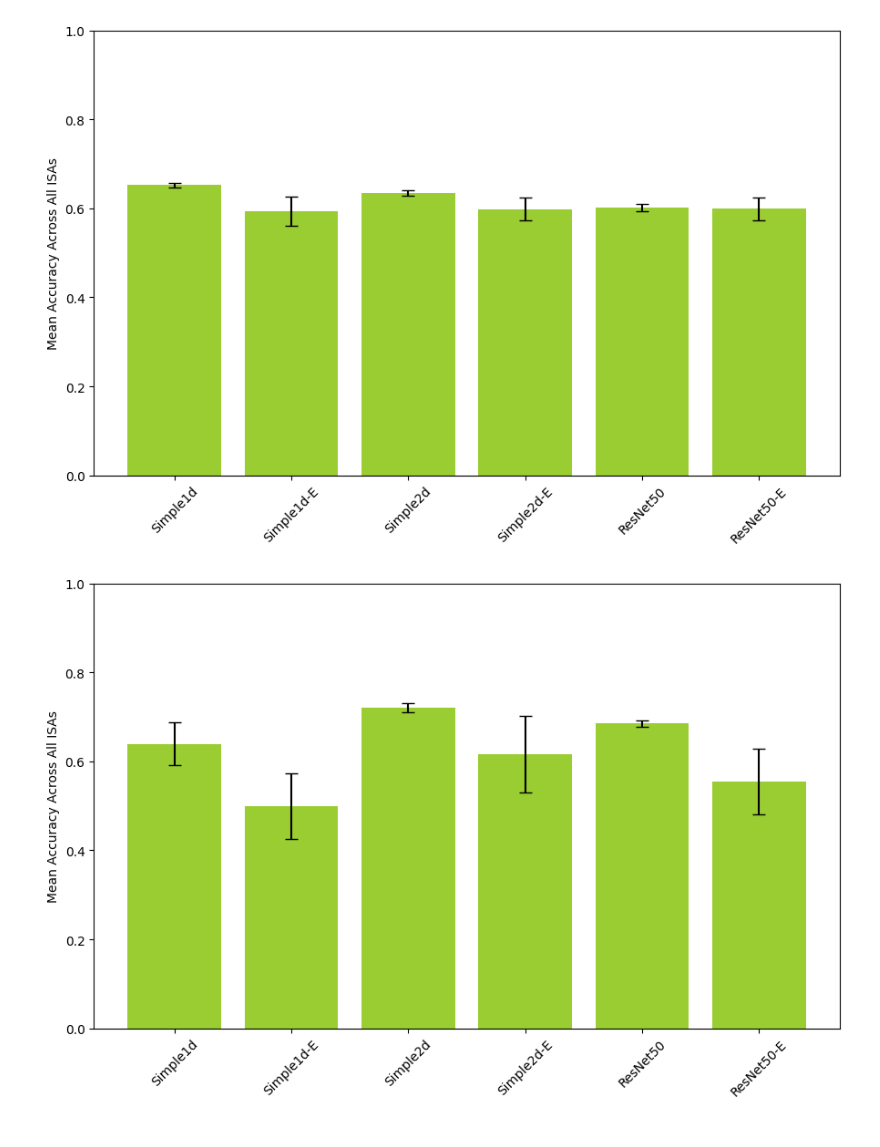
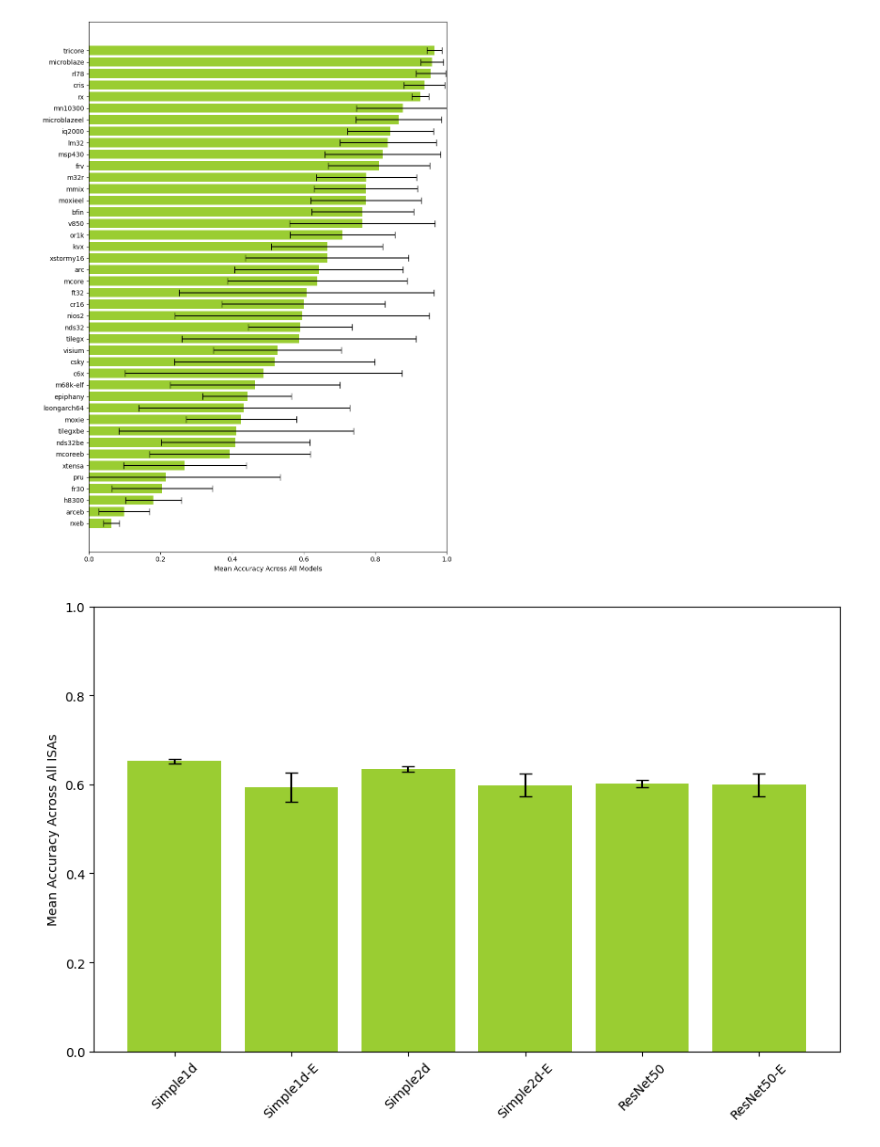
Before and after one commit to mikkelsvartveit/thesis, a Jupyter notebook: masterproject/code/src/analysis/barchart-buildcross.ipynb, the cells around one changed output. Cells and saved outputs as stored; diff of their text form; code cells hidden in the pictures.

Commit message:
Add more charts

```diff
--- a/masterproject/code/src/analysis/barchart-buildcross.ipynb
+++ b/masterproject/code/src/analysis/barchart-buildcross.ipynb
@@ -24,6 +24,17 @@ df_all = pd.concat((pd.read_csv(file) for file in csv_files), ignore_index=True)
 
 for target_feature in target_features:
     model_results = {}
+    arch_model_results = {}
+    all_architectures = set()
+
+    # Find all architecture columns
+    arch_columns = [
+        col
+        for col in df_all.columns
+        if col.startswith("test_accuracy_") and col != "test_accuracy"
+    ]
+    architectures = [col.replace("test_accuracy_", "") for col in arch_columns]
+    all_architectures.update(architectures)
 
     for model_name in model_names:
         # Filter on model and target feature
@@ -37,33 +48,87 @@ for target_feature in target_features:
         model_std = df["test_accuracy"].std()
 
         model_results[model_name] = (model_mean, model_std)
+
+        # Collect per-architecture results
+        for arch_col in arch_columns:
+            arch = arch_col.replace("test_accuracy_", "")
+            if arch not in arch_model_results:
+                arch_model_results[arch] = {}
+
+            arch_mean = df[arch_col].mean()
+            arch_std = df[arch_col].std()
+            arch_model_results[arch][model_name] = (arch_mean, arch_std)
+
+    # Calculate mean accuracy across models for each architecture
+    arch_means = {}
+    for arch in all_architectures:
+        values = []
+        for model in model_names:
+            if arch in arch_model_results and model in arch_model_results[arch]:
+                values.append(arch_model_results[arch][model][0])
+        if values:  # Only calculate if we have values
+            arch_means[arch] = np.mean(values)
+
+    # Sort architectures by mean accuracy (ascending)
+    sorted_architectures = sorted(
+        arch_means.keys(), key=lambda x: arch_means[x], reverse=False
+    )
+
+    # Create horizontal bar chart aggregated by architecture
+    plt.figure(figsize=(9, 12))
+    arch_means_list = []
+    arch_stds_list = []
+
+    for arch in sorted_architectures:
+        arch_values = []
+        for model in model_names:
+            if arch in arch_model_results and model in arch_model_results[arch]:
+                arch_values.append(arch_model_results[arch][model][0])
+        if arch_values:  # Only calculate if we have values
+            arch_means_list.append(np.mean(arch_values))
+            arch_stds_list.append(np.std(arch_values))
+
+    bars = plt.barh(
+        range(len(sorted_architectures)),
+        arch_means_list,
+        xerr=arch_stds_list,
+        capsize=5,
+        color="yellowgreen",
+    )
+    plt.yticks(range(len(sorted_architectures)), sorted_architectures)
+    plt.xlabel("Mean Accuracy Across All Models")
+    plt.xlim(0, 1)
+    plt.tight_layout()
+    plt.savefig(
+        f"output/buildcross-{target_feature.replace('_', '').lower()}-by-isa.png"
+    )
 
     # Create bar chart aggregated by model
     plt.figure(figsize=(9, 6))
     model_means = []
     model_stds = []
 
     for model in model_names:
         mean, std = model_results[model]
         model_means.append(mean)
         model_stds.append(std)
 
     xticks = [model.replace("Embedding", "-E") for model in model_names]
 
     bars = plt.bar(
         range(len(model_names)),
         model_means,
         yerr=model_stds,
         capsize=5,
         color="yellowgreen",
     )
     plt.xticks(range(len(model_names)), xticks, rotation=45)
     plt.ylabel("Mean Accuracy Across All ISAs")
     plt.ylim(0, 1)
     plt.tight_layout()
     plt.savefig(
         f"output/buildcross-{target_feature.replace('_', '').lower()}-by-model.png"
     )
 # %% [output]
-[figure, old version]
+[figure, new version]
-[figure, old version]
+[figure, new version]
```
Also changed, not shown: parts of 2 cells of this notebook, 5 other files.
